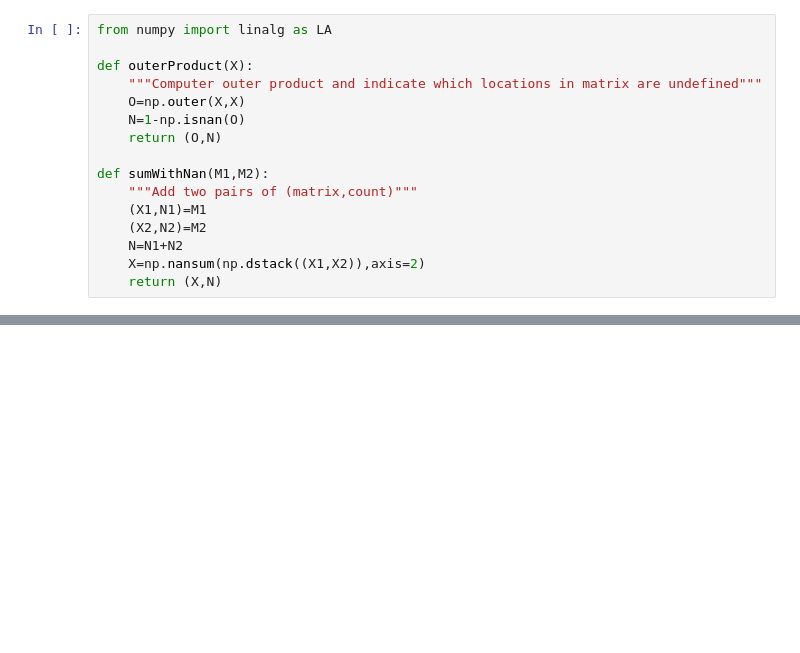
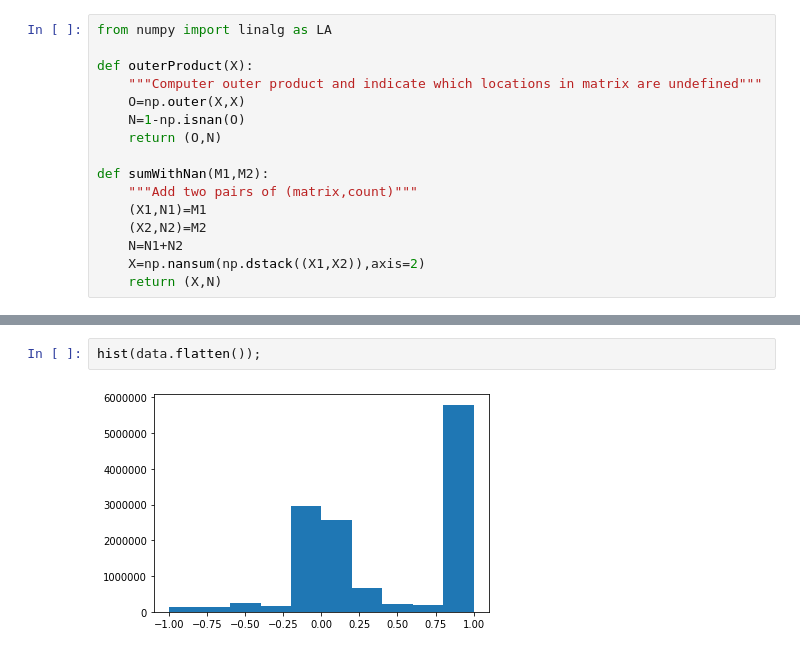
Before and after one commit to yihanhu97/SoundMapping-ODAS, a Jupyter notebook: postprocessing/Covariance Matrix Calculations.ipynb, the cells around one changed output, grey strips where cells are left out. Drawn from its saved outputs; the diff is of its cells as text; blank space fills up the shorter version.

```diff
--- a/postprocessing/Covariance Matrix Calculations.ipynb
+++ b/postprocessing/Covariance Matrix Calculations.ipynb
@@ -105,0 +154,4 @@ array([[ 5.15353103e-02, -9.01942142e-03, -2.39131445e-03,
+# %%
+hist(data.flatten());
+# %% [output]
+[figure, added]
```
Also changed, not shown: parts of 15 cells of this notebook, 3 other files.
